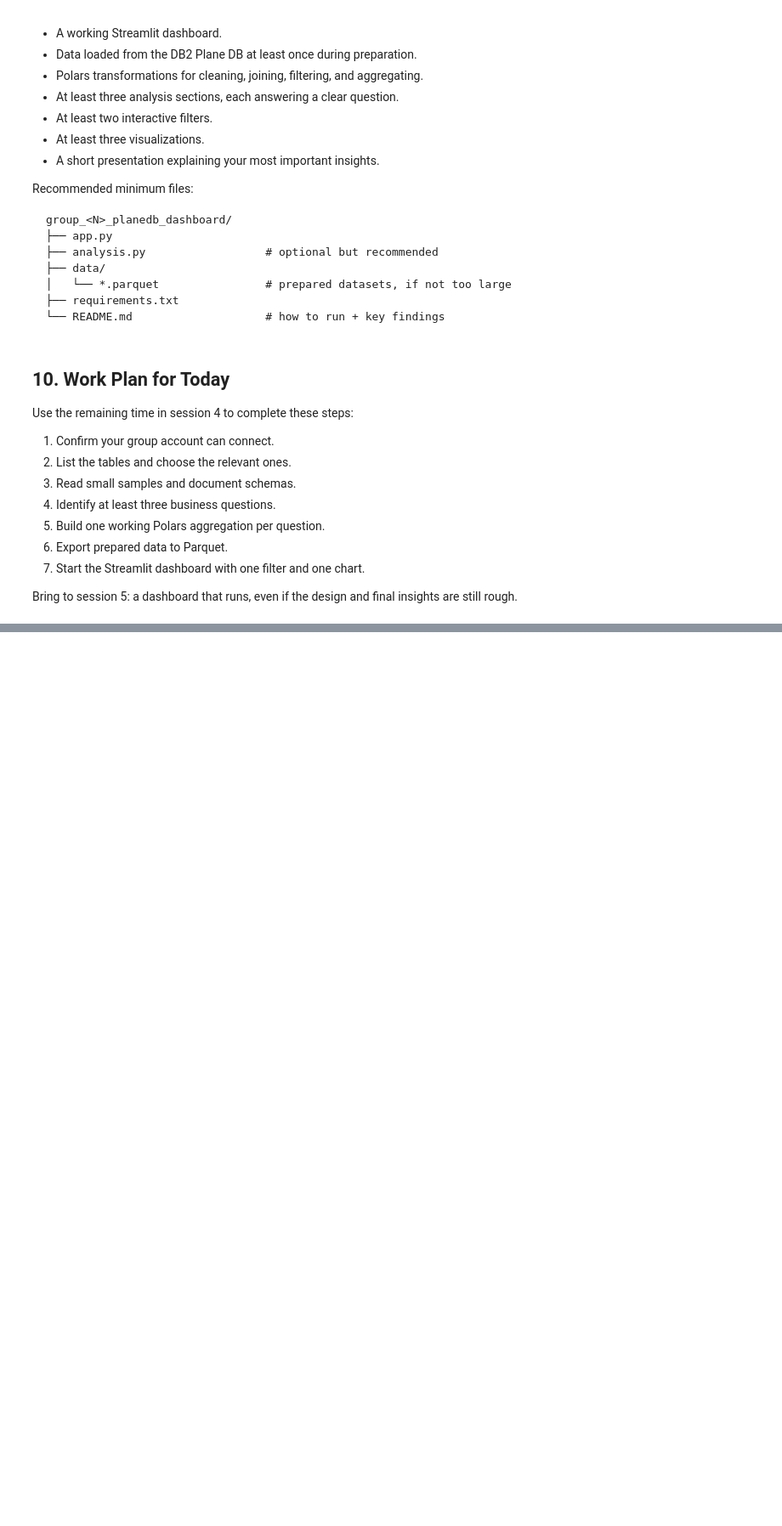
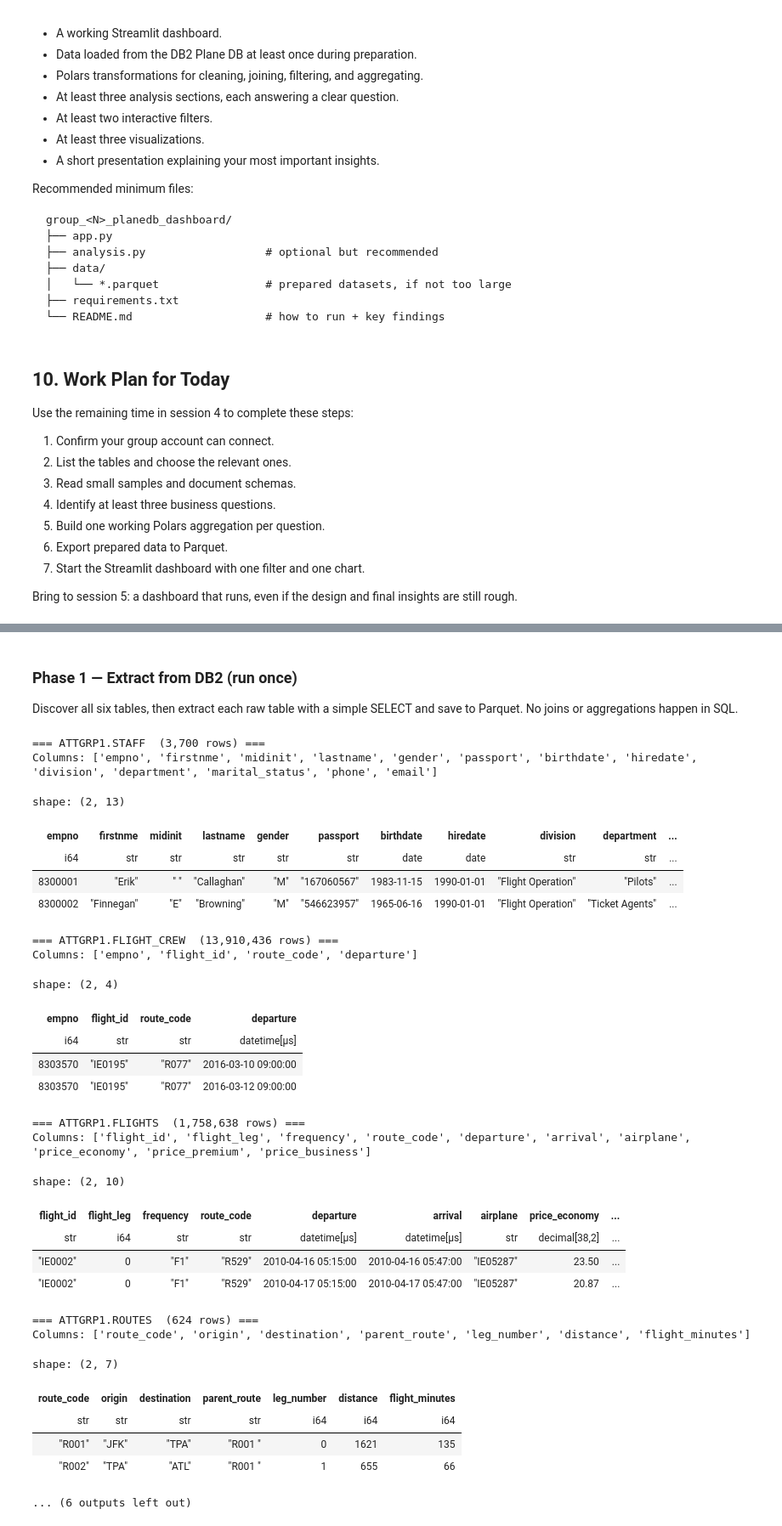
Before and after one commit to ricardo-lievano-pedroza/ATT-AIRPLANE, a Jupyter notebook: s04_group_project.ipynb, the cells around one changed output, grey strips where cells are left out. Shown at 85% size. Saved outputs shown, nothing was run; the diff lists cells and outputs as text; code cells hidden in the pictures; blank space fills up the shorter version.

Commit message:
staff analysis

```diff
--- a/s04_group_project.ipynb
+++ b/s04_group_project.ipynb
@@ -787,0 +783,45 @@ Bring to session 5: a dashboard that runs, even if the design and final insights
+# %% [markdown]
+### Phase 1 — Extract from DB2 (run once)
+
+Discover all six tables, then extract each raw table with a simple SELECT and save to Parquet.
+No joins or aggregations happen in SQL.
+# %%
+GROUP_SCHEMA = "ATTGRP1"  # change to your group schema, e.g. "ATTGRP3"
+
+# Step 1 — Quick preview to confirm all 6 tables exist and have data
+for table in ["STAFF", "FLIGHT_CREW", "FLIGHTS", "ROUTES", "AIRPLANES", "AIRPORTS"]:
+    n = count_rows(GROUP_SCHEMA, table)
+    sample = preview_table(GROUP_SCHEMA, table, limit=2)
+    print(f"\n=== {GROUP_SCHEMA}.{table}  ({n:,} rows) ===")
+    print("Columns:", sample.columns)
+    display(sample)
+# %% [output]
+=== ATTGRP1.STAFF  (3,700 rows) ===
+Columns: ['empno', 'firstnme', 'midinit', 'lastname', 'gender', 'passport', 'birthdate', 'hiredate', 'division', 'department', 'marital_status', 'phone', 'email']
+shape: (2, 13)
+| empno | firstnme | midinit | lastname | gender | passport | birthdate | hiredate | division | department | ... |
+| i64 | str | str | str | str | str | date | date | str | str | ... |
+| 8300001 | "Erik" | " " | "Callaghan" | "M" | "167060567" | 1983-11-15 | 1990-01-01 | "Flight Operation" | "Pilots" | ... |
+| 8300002 | "Finnegan" | "E" | "Browning" | "M" | "546623957" | 1965-06-16 | 1990-01-01 | "Flight Operation" | "Ticket Agents" | ... |
+=== ATTGRP1.FLIGHT_CREW  (13,910,436 rows) ===
+Columns: ['empno', 'flight_id', 'route_code', 'departure']
+shape: (2, 4)
+| empno | flight_id | route_code | departure |
+| i64 | str | str | datetime[μs] |
+| 8303570 | "IE0195" | "R077" | 2016-03-10 09:00:00 |
+| 8303570 | "IE0195" | "R077" | 2016-03-12 09:00:00 |
+=== ATTGRP1.FLIGHTS  (1,758,638 rows) ===
+Columns: ['flight_id', 'flight_leg', 'frequency', 'route_code', 'departure', 'arrival', 'airplane', 'price_economy', 'price_premium', 'price_business']
+shape: (2, 10)
+| flight_id | flight_leg | frequency | route_code | departure | arrival | airplane | price_economy | ... |
+| str | i64 | str | str | datetime[μs] | datetime[μs] | str | decimal[38,2] | ... |
+| "IE0002" | 0 | "F1" | "R529" | 2010-04-16 05:15:00 | 2010-04-16 05:47:00 | "IE05287" | 23.50 | ... |
+| "IE0002" | 0 | "F1" | "R529" | 2010-04-17 05:15:00 | 2010-04-17 05:47:00 | "IE05287" | 20.87 | ... |
+=== ATTGRP1.ROUTES  (624 rows) ===
+Columns: ['route_code', 'origin', 'destination', 'parent_route', 'leg_number', 'distance', 'flight_minutes']
+shape: (2, 7)
+| route_code | origin | destination | parent_route | leg_number | distance | flight_minutes |
+| str | str | str | str | i64 | i64 | i64 |
+| "R001" | "JFK" | "TPA" | "R001 " | 0 | 1621 | 135 |
+| "R002" | "TPA" | "ATL" | "R001 " | 1 | 655 | 66 |
+... (6 outputs left out)
```
Also changed, not shown: parts of 8 cells of this notebook, 15 other files.
